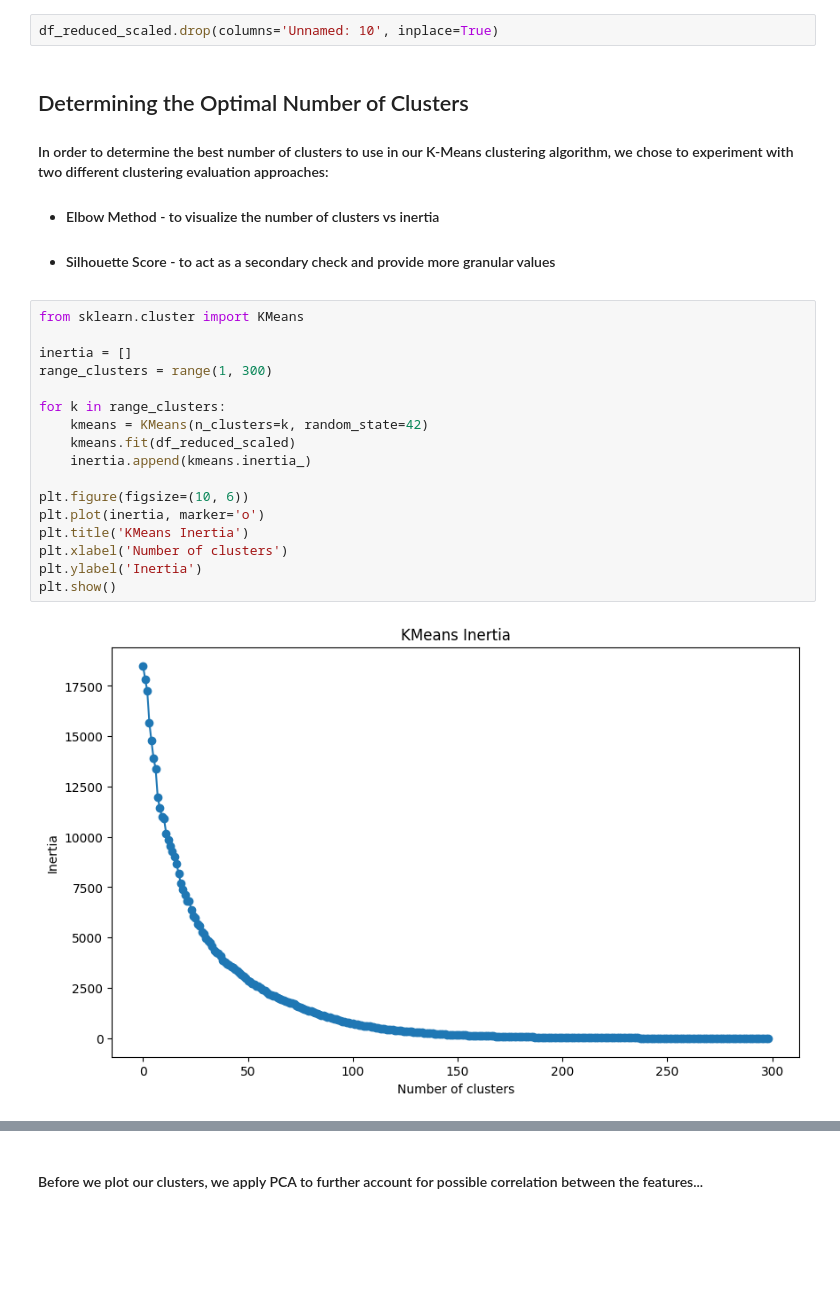
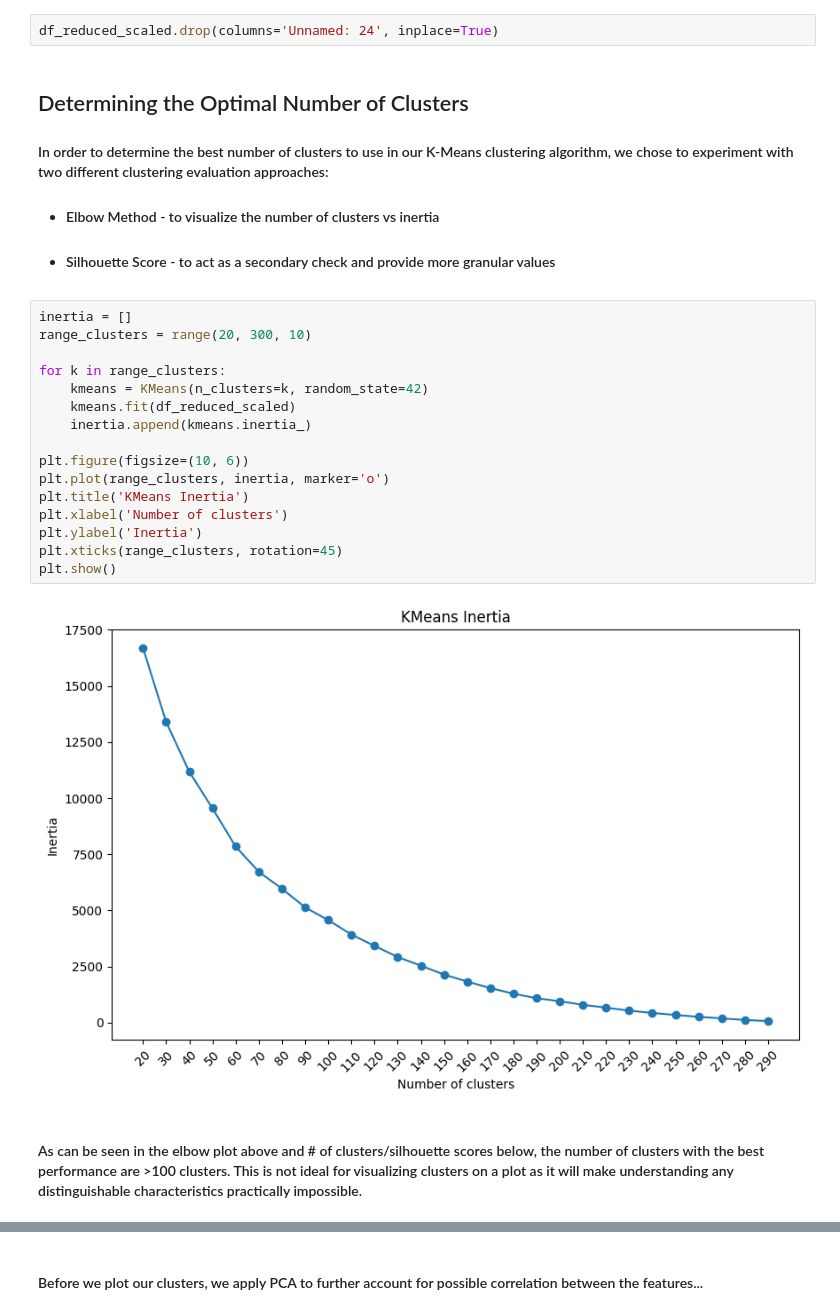
Before and after one commit to agreen8911/Building-Transparency-in-Search-Based-AI, a Jupyter notebook: models/clustering.ipynb, the cells around one changed output, grey strips where cells are left out. Cells and saved outputs as stored; diff of their text form; blank space fills up the shorter version.

```diff
--- a/models/clustering.ipynb
+++ b/models/clustering.ipynb
@@ -93,6 +99,6 @@ Index(['Question Category', 'LLM', 'Number of Sources', 'Trust Score',
       dtype='object')
 # %%
-df_reduced_scaled.drop(columns='Unnamed: 10', inplace=True)
+df_reduced_scaled.drop(columns='Unnamed: 24', inplace=True)
 # %% [markdown]
 ## Determining the Optimal Number of Clusters
 
@@ -100,22 +106,23 @@ df_reduced_scaled.drop(columns='Unnamed: 10', inplace=True)
  - #### Elbow Method - to visualize the number of clusters vs inertia
  - #### Silhouette Score - to act as a secondary check and provide more granular values
 # %%
-from sklearn.cluster import KMeans
-
 inertia = []
-range_clusters = range(1, 300)
+range_clusters = range(20, 300, 10)
 
 for k in range_clusters:
     kmeans = KMeans(n_clusters=k, random_state=42)
     kmeans.fit(df_reduced_scaled)
     inertia.append(kmeans.inertia_)
 
 plt.figure(figsize=(10, 6))
-plt.plot(inertia, marker='o')
+plt.plot(range_clusters, inertia, marker='o')
 plt.title('KMeans Inertia')
 plt.xlabel('Number of clusters')
 plt.ylabel('Inertia')
+plt.xticks(range_clusters, rotation=45)
 plt.show()
 # %% [output]
-[figure, old version]
+[figure, new version]
+# %% [markdown]
+#### As can be seen in the elbow plot above and  # of clusters/silhouette scores below, the number of clusters with the best performance are >100 clusters.  This is not ideal for visualizing clusters on a plot as it will make understanding any distinguishable characteristics practically impossible.
 # %%
```
Also changed, not shown: parts of 28 cells of this notebook, 9 other files.
